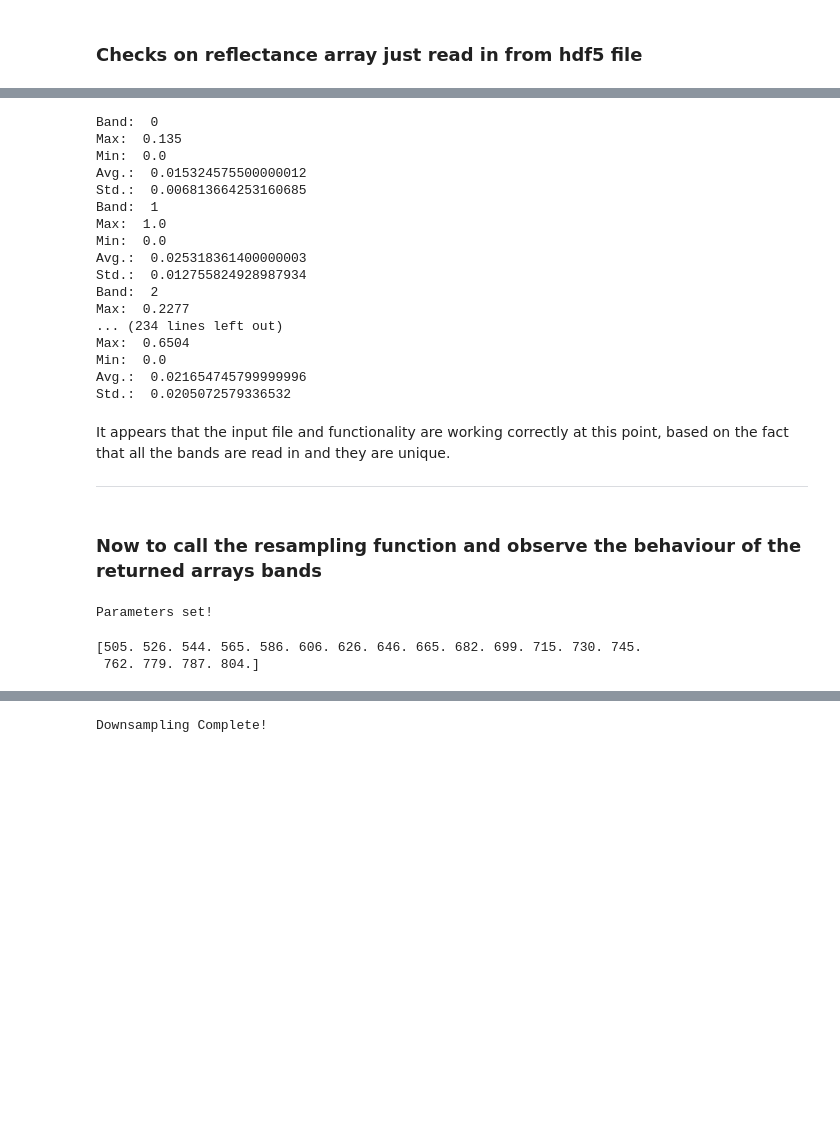
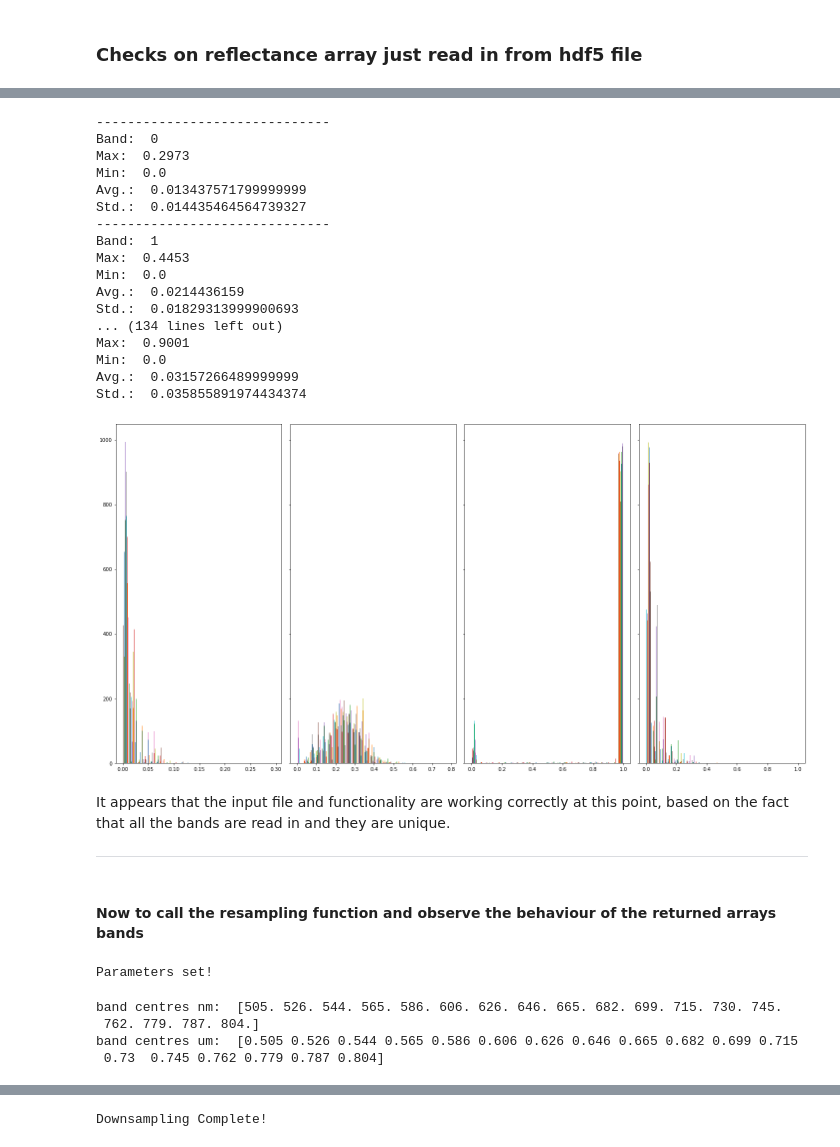
Before and after one commit to cjstewart/hyperspectral-project, a Jupyter notebook: notebooks/Debugging_Test.ipynb, the cells around one changed output, grey strips where cells are left out. Drawn from its saved outputs; the diff is of its cells as text; code cells hidden in the pictures; blank space fills up the shorter version.

```diff
--- a/notebooks/Debugging_Test.ipynb
+++ b/notebooks/Debugging_Test.ipynb
@@ -46,8 +51,9 @@ Modules to skip:
 # %% [markdown]
 ## Read in Data files
 # %%
-input_data_path = Path(os.getcwd()).parents[0] / 'data' / 'pipeline_input' # path to input data files
-output_data_path = Path(os.getcwd()).parents[0] / 'data' / 'pipeline_output' # path to input data files
+input_data_path = Path(os.getcwd()).parents[0] / 'data' / 'pipeline_input' / 'debug_input' # path to input data files
+output_data_path = Path(os.getcwd()).parents[0] / 'data' / 'pipeline_output' / 'debug_output' # path to output data files
+
 input_file_dict  = downSampler.find_files(input_data_path)
 #input_file_dict
 output_file_dict = downSampler.find_files(output_data_path)
@@ -117,35 +143,61 @@ array([[[0.0092, 0.0187, 0.0168, ..., 0.0184, 0.025 , 0.0483],
 # %%
-# resampled input image
-for band in range(50): #refl_array.shape[2]):
+# input image - look at first 25 bands
+for band in range(25): #refl_array.shape[2]):
+    print('-'*30)
     print('Band: ', band)
     print('Max: ', refl_array[:,:,band].max())
     print('Min: ', refl_array[:,:,band].min())
     print('Avg.: ', np.average(refl_array[:,:,band]))
     print('Std.: ', np.std(refl_array[:,:,band]))
 # %% [output]
+------------------------------
 Band:  0
-Max:  0.135
+Max:  0.2973
 Min:  0.0
-Avg.:  0.015324575500000012
-Std.:  0.006813664253160685
+Avg.:  0.013437571799999999
+Std.:  0.014435464564739327
+------------------------------
 Band:  1
-Max:  1.0
+Max:  0.4453
 Min:  0.0
-Avg.:  0.025318361400000003
-Std.:  0.012755824928987934
-Band:  2
-Max:  0.2277
-... (234 lines left out)
-Max:  0.6504
+Avg.:  0.0214436159
+Std.:  0.01829313999900693
+... (134 lines left out)
+Max:  0.9001
 Min:  0.0
-Avg.:  0.021654745799999996
-Std.:  0.0205072579336532
+Avg.:  0.03157266489999999
+Std.:  0.035855891974434374
+# %%
+# plot a histogram of 4 bands
+
+bandA = 0
+bandB = 150
+bandC = 300
+bandD = 400
+
+bandsToCheck = [
+                refl_array[:,:,bandA],
+                refl_array[:,:,bandB],
+                #refl_array[:,:,bandC], # commented out to save some computation time if we don't need to look at all 4 bands
+                #refl_array[:,:,bandD]
+                ]
+
+n_bins = 25
+fig, axs = plt.subplots(1, len(bandsToCheck), figsize=(20, 10), sharey=True, tight_layout=True)
+
+# We can set the number of bins with the `bins` kwarg
+for i in range(len(bandsToCheck)):
+    axs[i].hist(bandsToCheck[i], bins=n_bins)
+
+plt.show()
+# %% [output]
+[figure, added]
 # %% [markdown]
 
 It appears that the input file and functionality are working correctly at this point, based on the fact that all the bands are read in and they are unique.
 
 -----------------------------------------------
 # %% [markdown]
-### Now to call the resampling function and observe the behaviour of the returned arrays bands
+#### Now to call the resampling function and observe the behaviour of the returned arrays bands
 # %%
 # parameter setup:
@@ -160,7 +210,10 @@ print("Parameters set!")
 # %% [output]
 Parameters set!
 # %%
-print(desired_band_centres) # look at input band centres
+print('band centres nm: ',desired_band_centres) # look at input band centres
+print('band centres um: ',desired_band_centres_um)
 # %% [output]
-[505. 526. 544. 565. 586. 606. 626. 646. 665. 682. 699. 715. 730. 745.
+band centres nm:  [505. 526. 544. 565. 586. 606. 626. 646. 665. 682. 699. 715. 730. 745.
  762. 779. 787. 804.]
+band centres um:  [0.505 0.526 0.544 0.565 0.586 0.606 0.626 0.646 0.665 0.682 0.699 0.715
+ 0.73  0.745 0.762 0.779 0.787 0.804]
```
Also changed, not shown: parts of 33 cells of this notebook, 2 other files.
